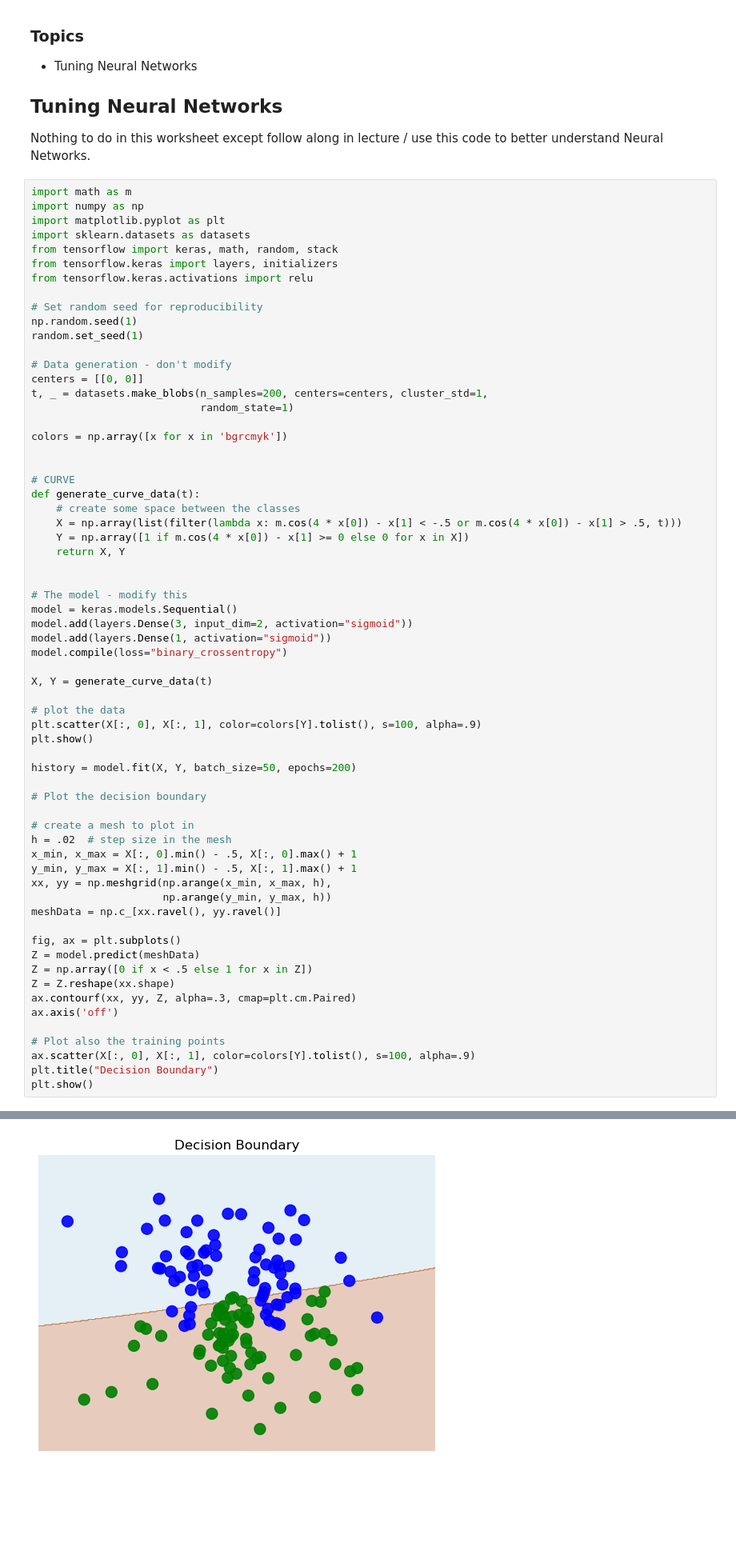
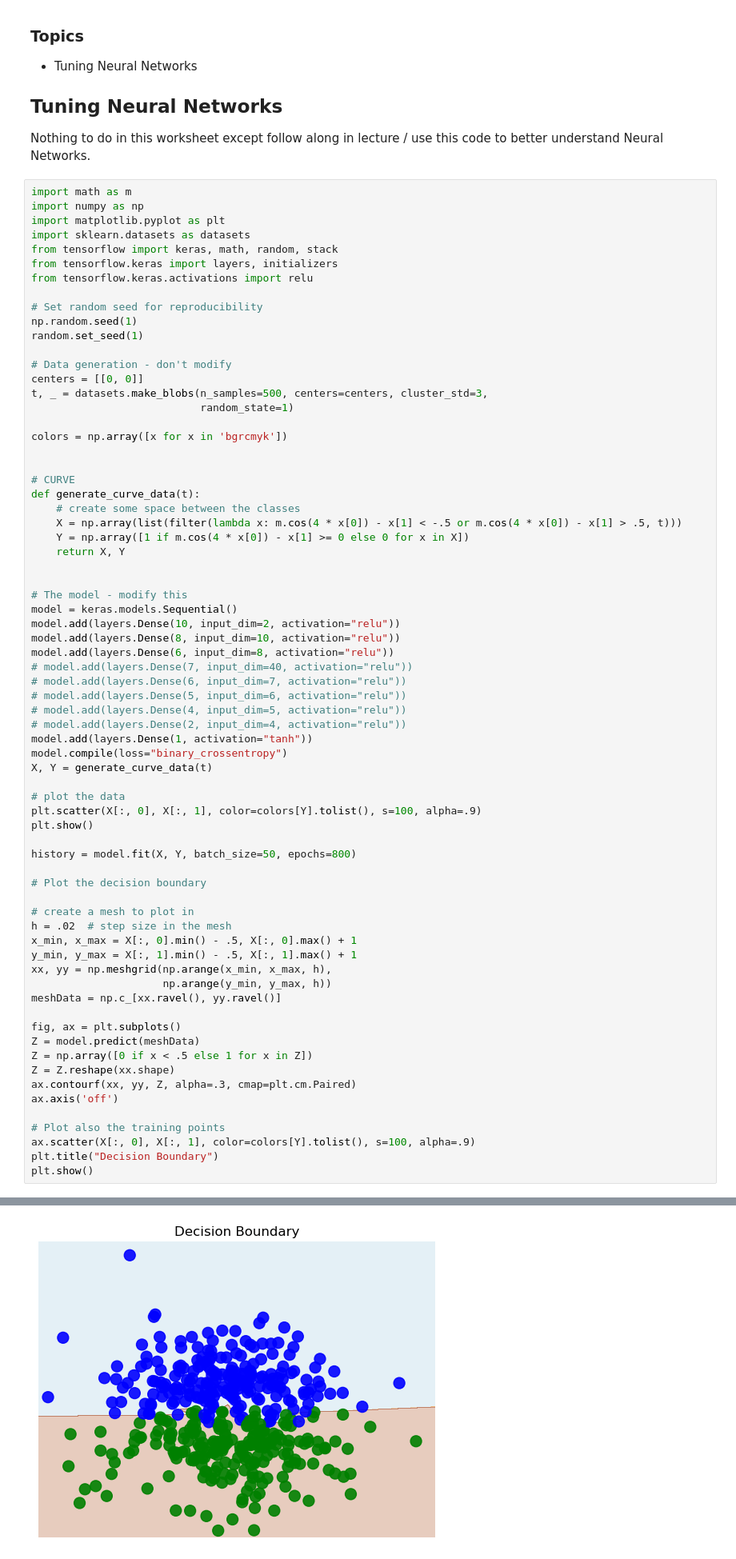
Before and after one commit to zhuceyezi/CS506, a Jupyter notebook: worksheet/worksheet_24.ipynb, the cells around one changed output, grey strips where cells are left out. Shown at 80% size. Drawn from its saved outputs; the diff is of its cells as text; blank space fills up the shorter version.

```diff
--- a/worksheet/worksheet_24.ipynb
+++ b/worksheet/worksheet_24.ipynb
@@ -26,7 +26,7 @@ random.set_seed(1)
 
 # Data generation - don't modify
 centers = [[0, 0]]
-t, _ = datasets.make_blobs(n_samples=200, centers=centers, cluster_std=1,
+t, _ = datasets.make_blobs(n_samples=500, centers=centers, cluster_std=3,
                            random_state=1)
 
 colors = np.array([x for x in 'bgrcmyk'])
@@ -42,17 +42,23 @@ def generate_curve_data(t):
 
 # The model - modify this
 model = keras.models.Sequential()
-model.add(layers.Dense(3, input_dim=2, activation="sigmoid"))
-model.add(layers.Dense(1, activation="sigmoid"))
+model.add(layers.Dense(10, input_dim=2, activation="relu"))
+model.add(layers.Dense(8, input_dim=10, activation="relu"))
+model.add(layers.Dense(6, input_dim=8, activation="relu"))
+# model.add(layers.Dense(7, input_dim=40, activation="relu"))
+# model.add(layers.Dense(6, input_dim=7, activation="relu"))
+# model.add(layers.Dense(5, input_dim=6, activation="relu"))
+# model.add(layers.Dense(4, input_dim=5, activation="relu"))
+# model.add(layers.Dense(2, input_dim=4, activation="relu"))
+model.add(layers.Dense(1, activation="tanh"))
 model.compile(loss="binary_crossentropy")
-
 X, Y = generate_curve_data(t)
 
 # plot the data
 plt.scatter(X[:, 0], X[:, 1], color=colors[Y].tolist(), s=100, alpha=.9)
 plt.show()
 
-history = model.fit(X, Y, batch_size=50, epochs=200)
+history = model.fit(X, Y, batch_size=50, epochs=800)
 
 # Plot the decision boundary
 
@@ -97 +103 @@ Epoch 200/200
-[figure, old version]
+[figure, new version]
```
Also changed, not shown: parts of 1 cell of this notebook.
